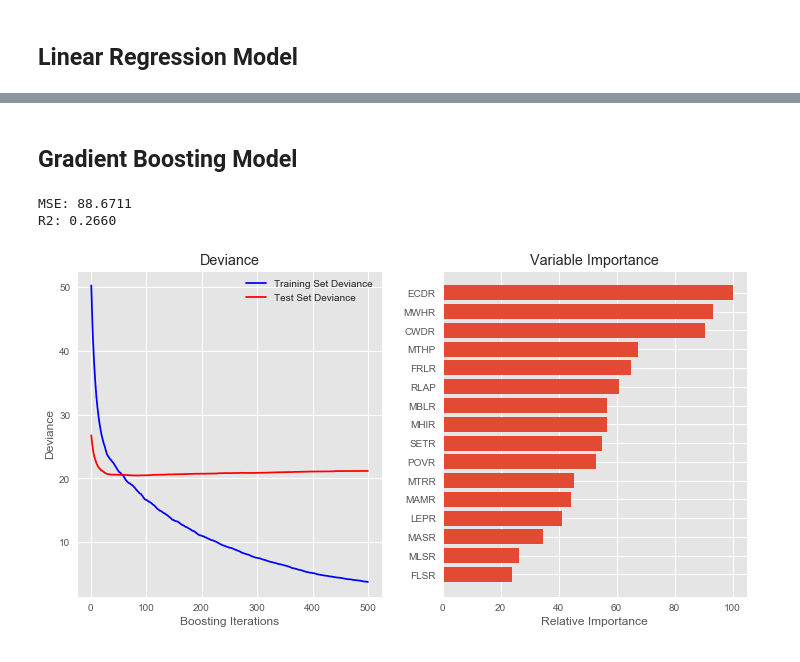
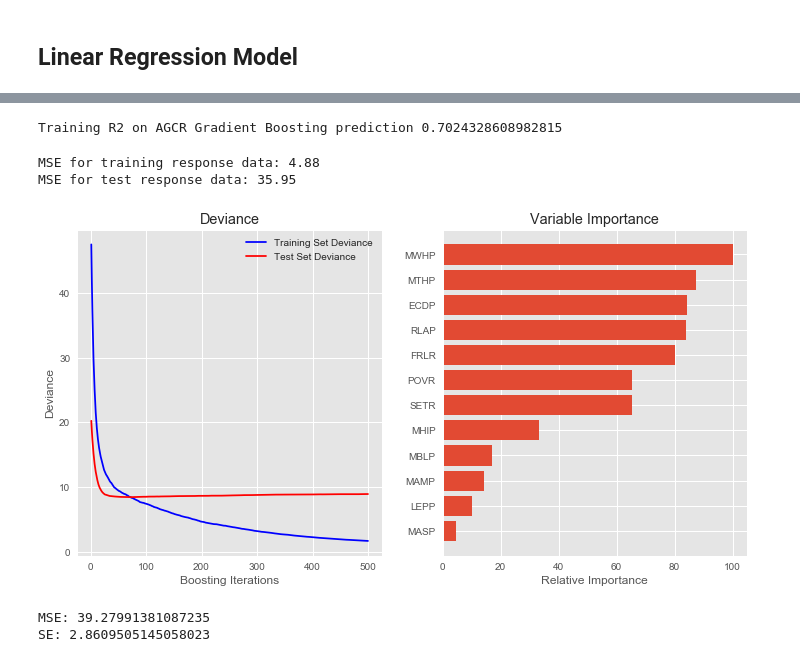
Before and after one commit to msubhabrata3/high-school-graduation-rate, a Jupyter notebook: high-school-dropout-case-study.ipynb, the cells around one changed output, grey strips where cells are left out. Drawn from its saved outputs; the diff is of its cells as text; code cells hidden in the pictures.

```diff
--- a/high-school-dropout-case-study.ipynb
+++ b/high-school-dropout-case-study.ipynb
@@ -749,2 +744,7 @@ y = acgr2014['ALLP']
+# %%
+columns = ['MAMP','MASP','MBLP','MHIP','MWHP','ECDP','LEPP','MTHP','RLAP','POVR','FRLR','SETR']
+
+X = acgr2014[columns]
+y = acgr2014['ALLP']
 # %% [markdown]
 ## Linear Regression Model
@@ -910,50 +880,63 @@ SE: 6.058018178246579
 X = acgr2014[columns]
 y = acgr2014['ALLP']
 X_train, X_test, y_train, y_test = train_test_split(X, y, random_state=0)
-# %% [markdown]
-## Gradient Boosting Model
+# %%
+import random
+from sklearn.metrics import mean_squared_error,r2_score
+from sklearn.ensemble import GradientBoostingRegressor
+
+params = {'n_estimators': 500, 'max_depth': 6,
+        'learning_rate': 0.1, 'loss': 'huber','alpha':0.95}
+gb_agrc = GradientBoostingRegressor(**params).fit(X_train, y_train)
+
+mse = mean_squared_error(y_test, gb_agrc.predict(X_test))
+r2 = r2_score(y_test, gb_agrc.predict(X_test))
+# %%
+agrc_score = gb_agrc.score(X_test, y_test)
+
+print('Training R2 on AGCR Gradient Boosting prediction {}'.format(agrc_score))
+# %% [output]
+Training R2 on AGCR Gradient Boosting prediction 0.7024328608982815
+# %%
+print('MSE for training response data: {:.2f}'.format(np.mean((gb_agrc.predict(X_train) - y_train) **2)))
+print('MSE for test response data: {:.2f}'.format(np.mean((gb_agrc.predict(X_test) - y_test) ** 2)))
+# %% [output]
+MSE for training response data: 4.88
+MSE for test response data: 35.95
 # %%
-import random
-from sklearn.metrics import mean_squared_error,r2_score
-from sklearn.ensemble import GradientBoostingRegressor
-
-params = {'n_estimators': 500, 'max_depth': 6,
-        'learning_rate': 0.1, 'loss': 'huber','alpha':0.95}
-gbr = GradientBoostingRegressor(**params).fit(X_train, y_train)
-
-mse = mean_squared_error(y_test, gbr.predict(X_test))
-r2 = r2_score(y_test, gbr.predict(X_test))
-
-print("MSE: %.4f" % mse)
-print("R2: %.4f" % r2)
-
 test_score = np.zeros((params['n_estimators'],), dtype=np.float64)
 
-for i, y_pred in enumerate(gbr.staged_predict(X_test)):
-    test_score[i] = gbr.loss_(y_test, y_pred)
+for i, y_pred in enumerate(gb_agrc.staged_predict(X_test)):
+    test_score[i] = gb_agrc.loss_(y_test, y_pred)
 
 plt.figure(figsize=(12, 6))
 plt.subplot(1, 2, 1)
 plt.title('Deviance')
-plt.plot(np.arange(params['n_estimators']) + 1, gbr.train_score_, 'b-',
+plt.plot(np.arange(params['n_estimators']) + 1, gb_agrc.train_score_, 'b-',
          label='Training Set Deviance')
 plt.plot(np.arange(params['n_estimators']) + 1, test_score, 'r-',
          label='Test Set Deviance')
 plt.legend(loc='upper right')
 plt.xlabel('Boosting Iterations')
 plt.ylabel('Deviance')
 
-feature_importance = gbr.feature_importances_
+feature_importance = gb_agrc.feature_importances_
 feature_importance = 100.0 * (feature_importance / feature_importance.max())
 sorted_idx = np.argsort(feature_importance)
 pos = np.arange(sorted_idx.shape[0]) + .5
 plt.subplot(1, 2, 2)
 plt.barh(pos, feature_importance[sorted_idx], align='center')
 plt.yticks(pos, X.columns[sorted_idx])
 plt.xlabel('Relative Importance')
 plt.title('Variable Importance')
 plt.show()
 # %% [output]
-MSE: 88.6711
-R2: 0.2660
-[figure, old version]
+[figure, new version]
+# %%
+#Find MSE on Graduation Rate prediction using 5 K-folds
+kf = KFold(5, shuffle = True)
+scores = cross_val_score(gb_agrc, X_train, y_train, scoring = 'neg_mean_squared_error', cv = kf)
+print('MSE: {} \nSE: {}'.format(np.mean(np.abs(scores)), scores.std()))
+# %% [output]
+MSE: 39.27991381087235
+SE: 2.8609505145058023
```
Also changed, not shown: parts of 26 cells of this notebook, 2 other files.
